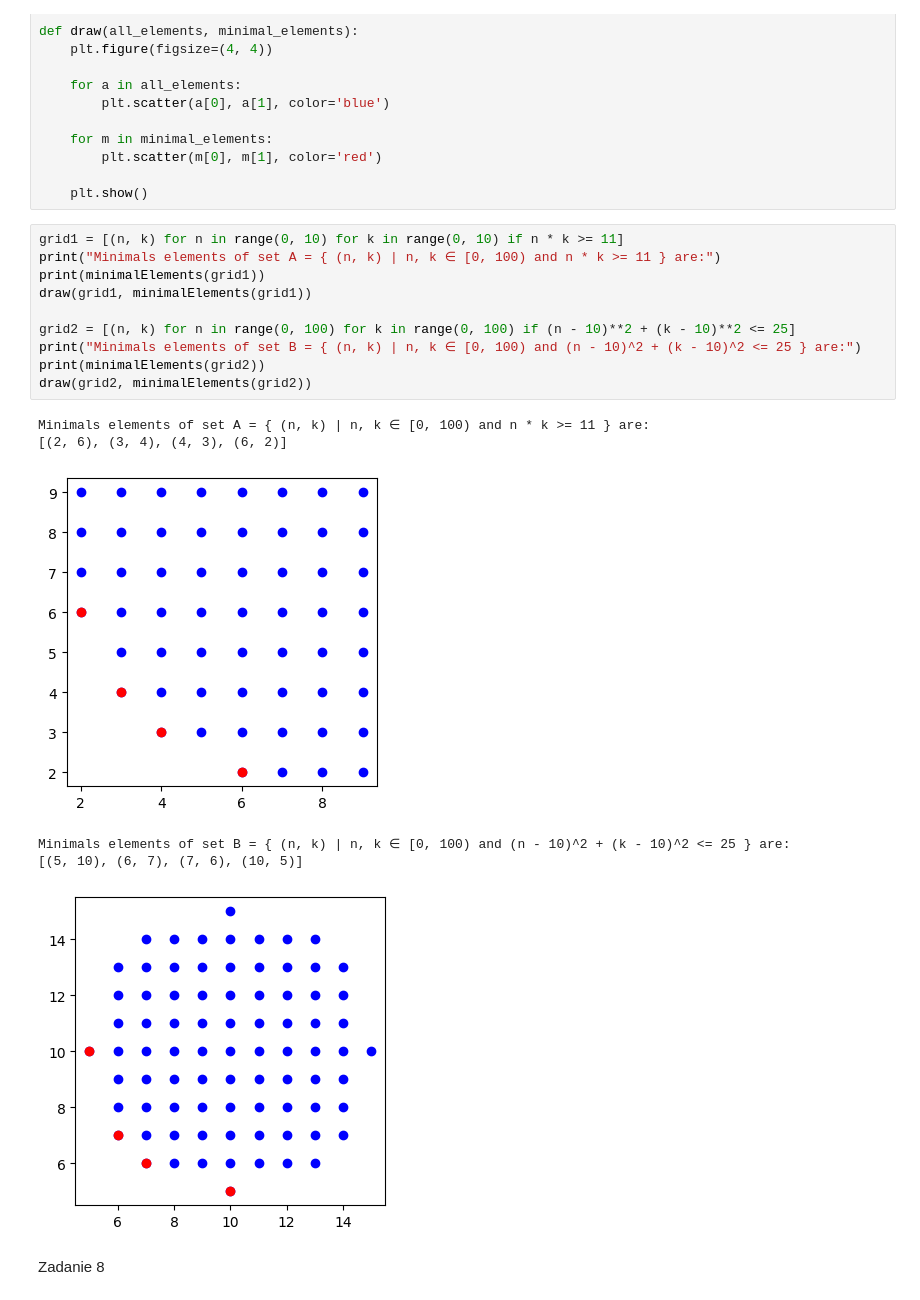
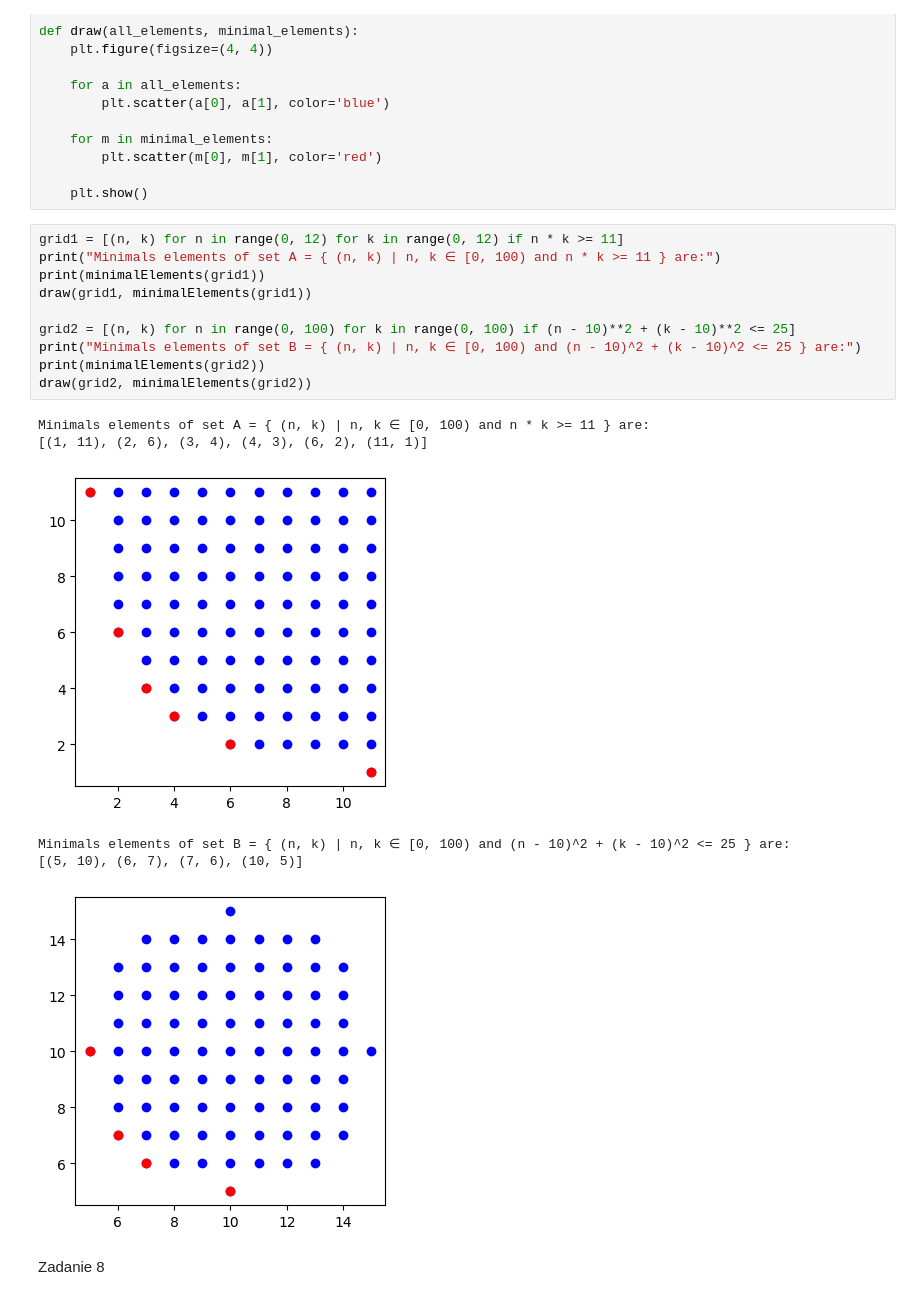
Before and after one commit to karoljanic/algebra, a Jupyter notebook: exercises.ipynb, the cells around one changed output. Drawn from its saved outputs; the diff is of its cells as text.

Commit message:
New plots

```diff
--- a/exercises.ipynb
+++ b/exercises.ipynb
@@ -338,19 +337,19 @@ def draw(all_elements, minimal_elements):
 
     plt.show()
 # %%
-grid1 = [(n, k) for n in range(0, 10) for k in range(0, 10) if n * k >= 11]
+grid1 = [(n, k) for n in range(0, 12) for k in range(0, 12) if n * k >= 11]
 print("Minimals elements of set A = { (n, k) | n, k ∈ [0, 100) and n * k >= 11 } are:")
 print(minimalElements(grid1))
 draw(grid1, minimalElements(grid1))
 
 grid2 = [(n, k) for n in range(0, 100) for k in range(0, 100) if (n - 10)**2 + (k - 10)**2 <= 25]
 print("Minimals elements of set B = { (n, k) | n, k ∈ [0, 100) and (n - 10)^2 + (k - 10)^2 <= 25 } are:")
 print(minimalElements(grid2))
 draw(grid2, minimalElements(grid2))
 # %% [output]
 Minimals elements of set A = { (n, k) | n, k ∈ [0, 100) and n * k >= 11 } are:
-[(2, 6), (3, 4), (4, 3), (6, 2)]
+[(1, 11), (2, 6), (3, 4), (4, 3), (6, 2), (11, 1)]
-[figure, old version]
+[figure, new version]
 Minimals elements of set B = { (n, k) | n, k ∈ [0, 100) and (n - 10)^2 + (k - 10)^2 <= 25 } are:
 [(5, 10), (6, 7), (7, 6), (10, 5)]
 [figure]
```
Also changed, not shown: parts of 15 cells of this notebook.
